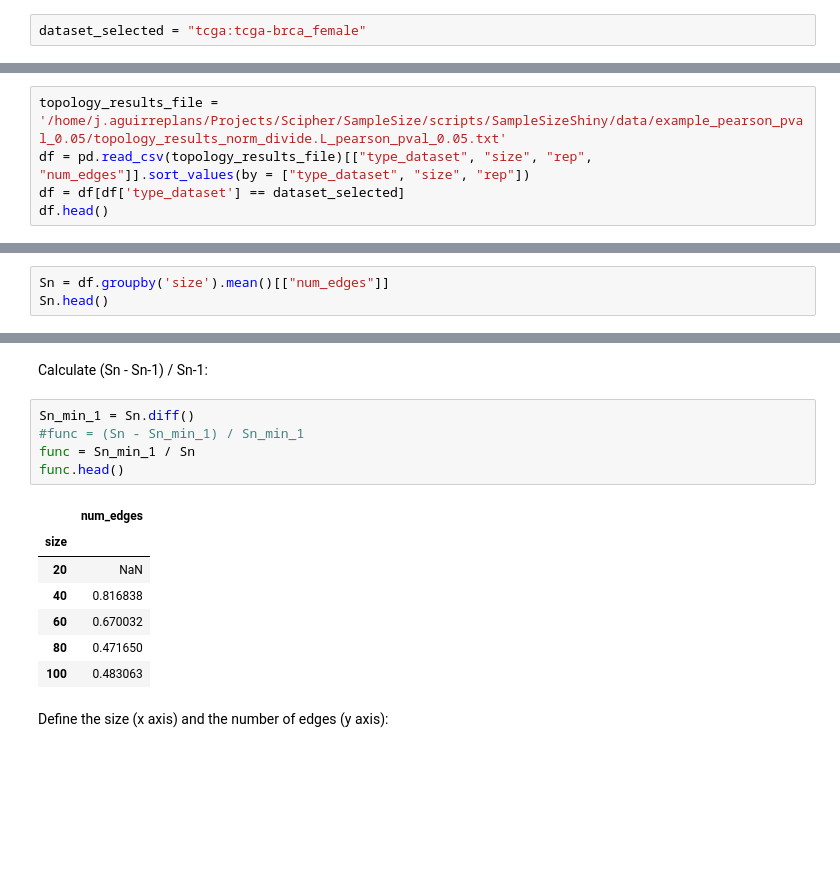
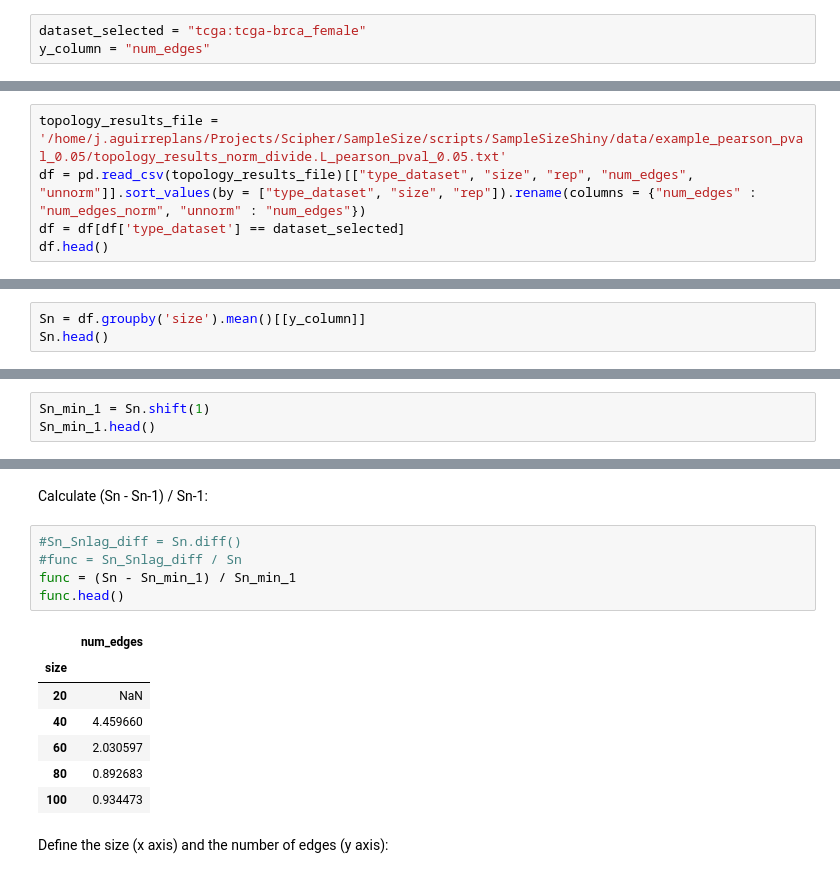
Before and after one commit to Barabasi-Lab/SampleSize, a Jupyter notebook: scripts/general_analysis/compare_models.ipynb, the cells around one changed output, grey strips where cells are left out. Cells and saved outputs as stored; diff of their text form; blank space fills up the shorter version.

```diff
--- a/scripts/general_analysis/compare_models.ipynb
+++ b/scripts/general_analysis/compare_models.ipynb
@@ -13,11 +13,12 @@ import statsmodels.api as sm
 Define parameters:
 # %%
 dataset_selected = "tcga:tcga-brca_female"
+y_column = "num_edges"
 # %% [markdown]
 Create test dataset:
 # %%
 topology_results_file = '/home/j.aguirreplans/Projects/Scipher/SampleSize/scripts/SampleSizeShiny/data/example_pearson_pval_0.05/topology_results_norm_divide.L_pearson_pval_0.05.txt'
-df = pd.read_csv(topology_results_file)[["type_dataset", "size", "rep", "num_edges"]].sort_values(by = ["type_dataset", "size", "rep"])
+df = pd.read_csv(topology_results_file)[["type_dataset", "size", "rep", "num_edges", "unnorm"]].sort_values(by = ["type_dataset", "size", "rep"]).rename(columns = {"num_edges" : "num_edges_norm", "unnorm" : "num_edges"})
 df = df[df['type_dataset'] == dataset_selected]
 df.head()
 # %% [output]
@@ -34,7 +35,7 @@ df.head()
 # %% [markdown]
 Calculate the mean across different repetitions for each size:
 # %%
-Sn = df.groupby('size').mean()[["num_edges"]]
+Sn = df.groupby('size').mean()[[y_column]]
 Sn.head()
 # %% [output]
 |  | num_edges |
@@ -46,0 +50,3 @@ Sn.head()
+# %%
+Sn_min_1 = Sn.shift(1)
+Sn_min_1.head()
@@ -47,18 +61,18 @@ Sn.head()
 # %% [markdown]
 Calculate (Sn - Sn-1) / Sn-1:
 # %%
-Sn_min_1 = Sn.diff()
-#func = (Sn - Sn_min_1) / Sn_min_1
-func = Sn_min_1 / Sn
+#Sn_Snlag_diff = Sn.diff()
+#func = Sn_Snlag_diff / Sn
+func = (Sn - Sn_min_1) / Sn_min_1
 func.head()
 # %% [output]
 |  | num_edges |
 | size |  |
 | 20 | NaN |
-| 40 | 0.816838 |
-| 60 | 0.670032 |
-| 80 | 0.471650 |
-| 100 | 0.483063 |
+| 40 | 4.459660 |
+| 60 | 2.030597 |
+| 80 | 0.892683 |
+| 100 | 0.934473 |
 # %% [markdown]
 Define the size (x axis) and the number of edges (y axis):
 # %%
```
Also changed, not shown: parts of 10 cells of this notebook.
